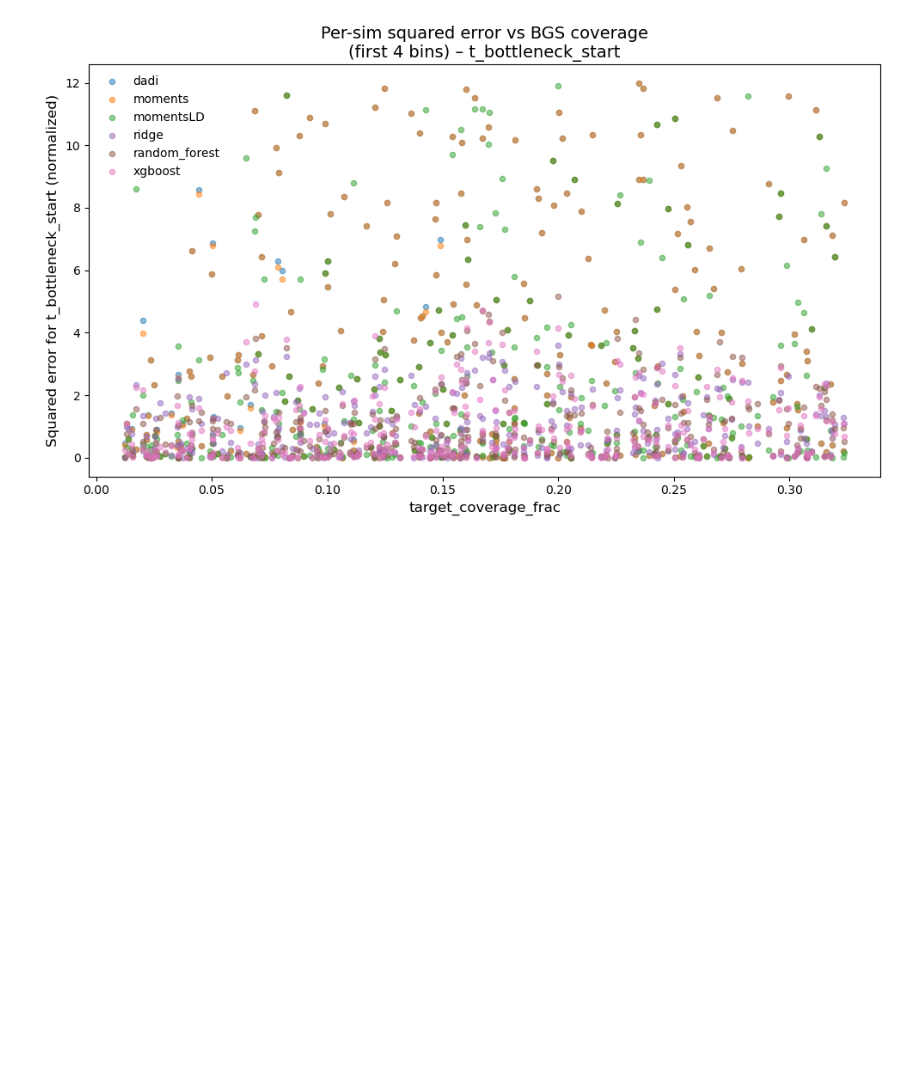
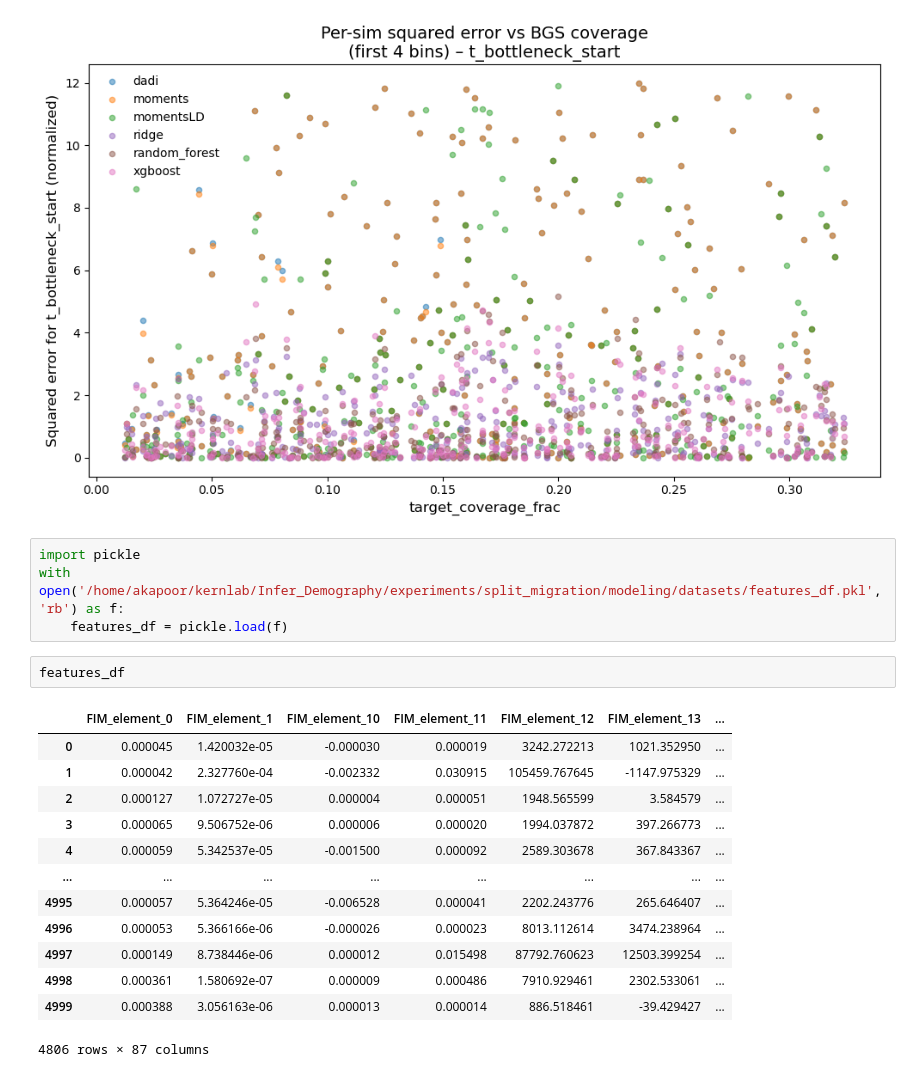
Before and after one commit to ak1376/Infer_Demography, a Jupyter notebook: notebooks/visualization.ipynb, the cells around one changed output. Saved outputs shown, nothing was run; the diff lists cells and outputs as text; blank space fills up the shorter version.

```diff
--- a/notebooks/visualization.ipynb
+++ b/notebooks/visualization.ipynb
@@ -834,3 +816,23 @@ Rows in df after dropping NaN coverage: 901
 [figure]
 [figure]
 [figure]
+# %%
+import pickle
+with open('/home/akapoor/kernlab/Infer_Demography/experiments/split_migration/modeling/datasets/features_df.pkl', 'rb') as f:
+    features_df = pickle.load(f)
+# %%
+features_df
+# %% [output]
+|  | FIM_element_0 | FIM_element_1 | FIM_element_10 | FIM_element_11 | FIM_element_12 | FIM_element_13 | ... |
+| 0 | 0.000045 | 1.420032e-05 | -0.000030 | 0.000019 | 3242.272213 | 1021.352950 | ... |
+| 1 | 0.000042 | 2.327760e-04 | -0.002332 | 0.030915 | 105459.767645 | -1147.975329 | ... |
+| 2 | 0.000127 | 1.072727e-05 | 0.000004 | 0.000051 | 1948.565599 | 3.584579 | ... |
+| 3 | 0.000065 | 9.506752e-06 | 0.000006 | 0.000020 | 1994.037872 | 397.266773 | ... |
+| 4 | 0.000059 | 5.342537e-05 | -0.001500 | 0.000092 | 2589.303678 | 367.843367 | ... |
+| ... | ... | ... | ... | ... | ... | ... | ... |
+| 4995 | 0.000057 | 5.364246e-05 | -0.006528 | 0.000041 | 2202.243776 | 265.646407 | ... |
+| 4996 | 0.000053 | 5.366166e-06 | -0.000026 | 0.000023 | 8013.112614 | 3474.238964 | ... |
+| 4997 | 0.000149 | 8.738446e-06 | 0.000012 | 0.015498 | 87792.760623 | 12503.399254 | ... |
+| 4998 | 0.000361 | 1.580692e-07 | 0.000009 | 0.000486 | 7910.929461 | 2302.533061 | ... |
+| 4999 | 0.000388 | 3.056163e-06 | 0.000013 | 0.000014 | 886.518461 | -39.429427 | ... |
+4806 rows × 87 columns
```
Also changed, not shown: parts of 6 cells of this notebook, 20 other files.
